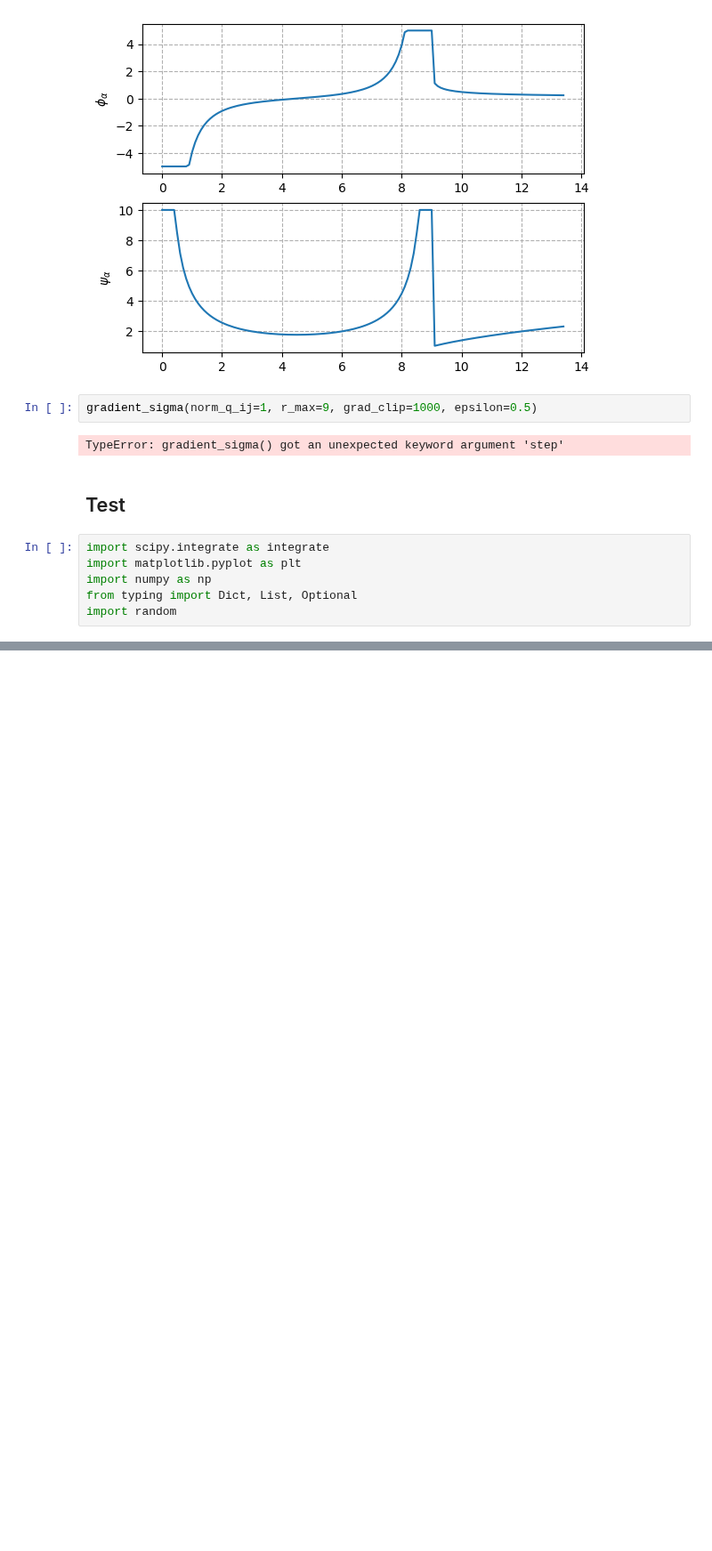
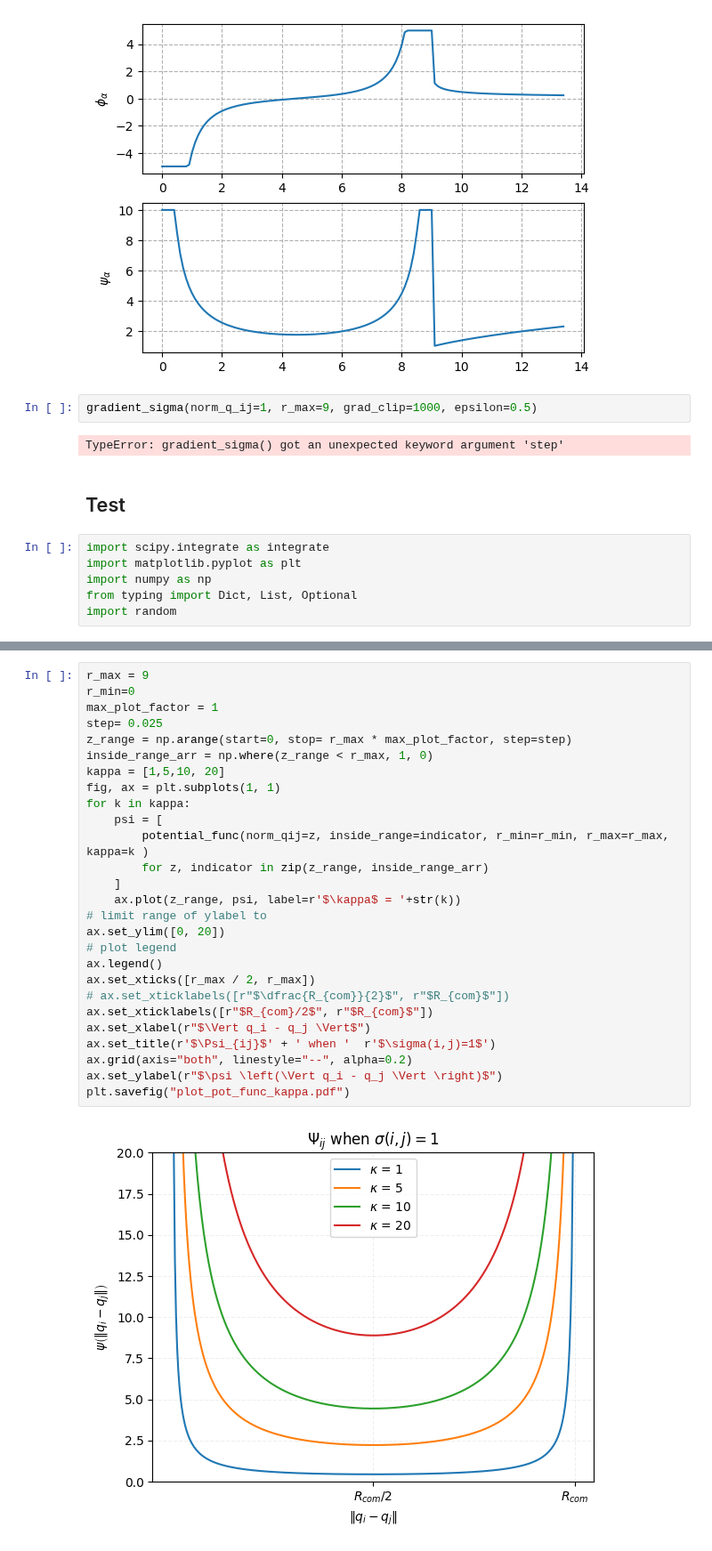
Before and after one commit to MariusWiggert/OceanPlatformControl, a Jupyter notebook: scripts/nicolas/misc/pot_func_design.ipynb, the cells around one changed output, grey strips where cells are left out. Shown at 89% size. Drawn from its saved outputs; the diff is of its cells as text; blank space fills up the shorter version.

```diff
--- a/scripts/nicolas/misc/pot_func_design.ipynb
+++ b/scripts/nicolas/misc/pot_func_design.ipynb
@@ -474,0 +473,29 @@ potential_func(norm_qij=8.999, inside_range=True, r_min=0.2, r_max=9)
+# %%
+r_max = 9
+r_min=0
+max_plot_factor = 1
+step= 0.025
+z_range = np.arange(start=0, stop= r_max * max_plot_factor, step=step)
+inside_range_arr = np.where(z_range < r_max, 1, 0)
+kappa = [1,5,10, 20]
+fig, ax = plt.subplots(1, 1)
+for k in kappa:
+    psi = [
+        potential_func(norm_qij=z, inside_range=indicator, r_min=r_min, r_max=r_max, kappa=k )
+        for z, indicator in zip(z_range, inside_range_arr)
+    ]
+    ax.plot(z_range, psi, label=r'$\kappa$ = '+str(k))
+# limit range of ylabel to
+ax.set_ylim([0, 20])
+# plot legend
+ax.legend()
+ax.set_xticks([r_max / 2, r_max])
+# ax.set_xticklabels([r"$\dfrac{R_{com}}{2}$", r"$R_{com}$"])
+ax.set_xticklabels([r"$R_{com}/2$", r"$R_{com}$"])
+ax.set_xlabel(r"$\Vert q_i - q_j \Vert$")
+ax.set_title(r'$\Psi_{ij}$' + ' when '  r'$\sigma(i,j)=1$')
+ax.grid(axis="both", linestyle="--", alpha=0.2)
+ax.set_ylabel(r"$\psi \left(\Vert q_i - q_j \Vert \right)$")
+plt.savefig("plot_pot_func_kappa.pdf")
+# %% [output]
+[figure, added]
```
Also changed, not shown: parts of 8 cells of this notebook, 4 other files.
